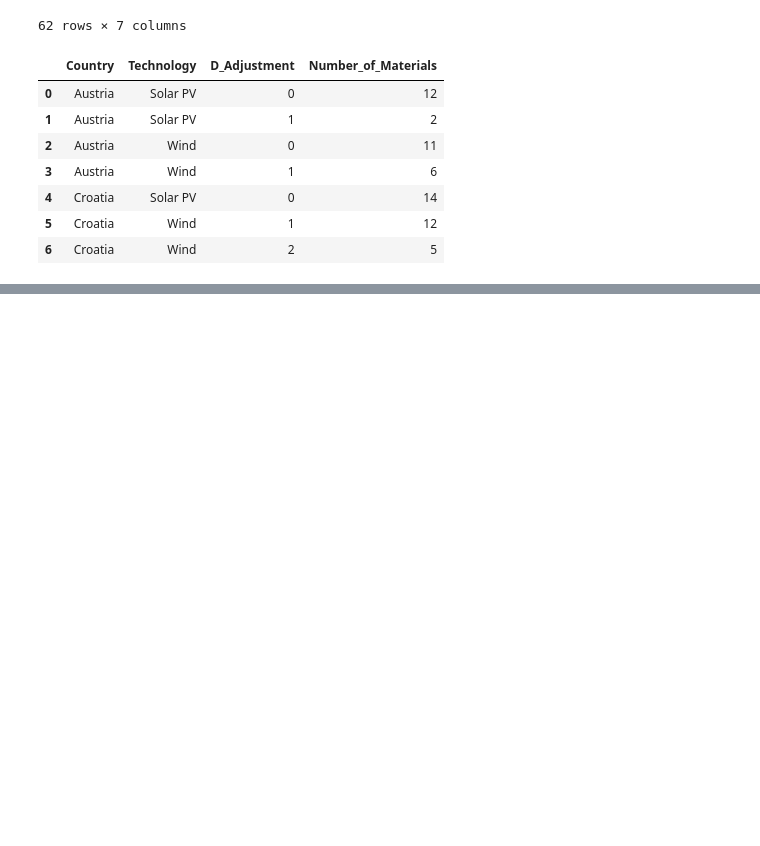
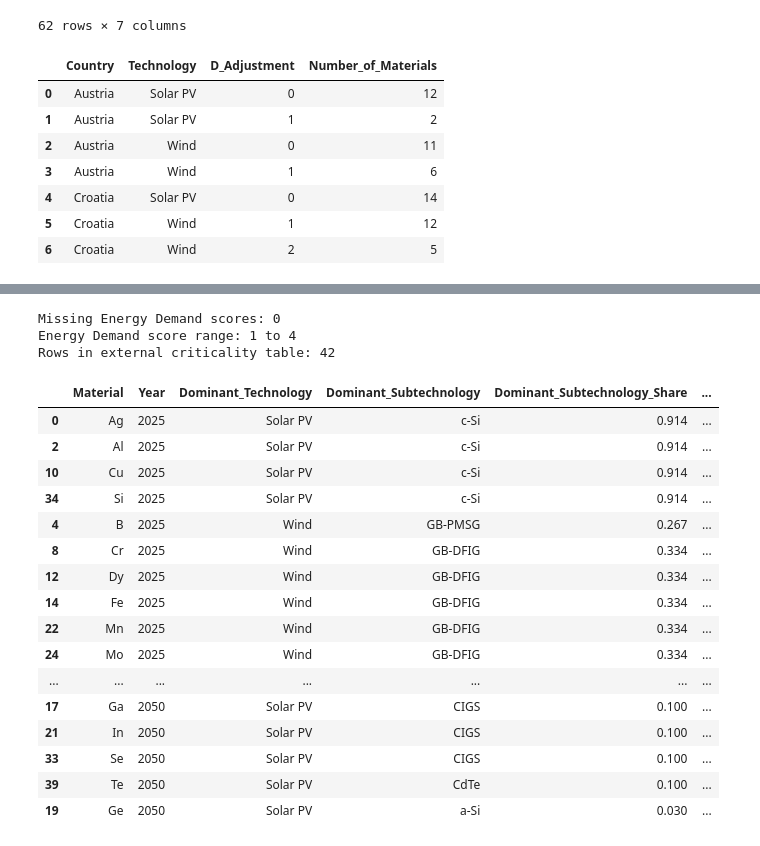
Before and after one commit to Trickwillfrit/MFA, a Jupyter notebook: notebooks/ENV501_Austria_Croatia_MFA.ipynb, the cells around one changed output, grey strips where cells are left out. Saved outputs shown, nothing was run; the diff lists cells and outputs as text; code cells hidden in the pictures; blank space fills up the shorter version.

```diff
--- a/notebooks/ENV501_Austria_Croatia_MFA.ipynb
+++ b/notebooks/ENV501_Austria_Croatia_MFA.ipynb
@@ -6464,0 +6976,71 @@ display(
+# %%
+print(
+    "Missing Energy Demand scores:",
+    external_criticality[
+        "Energy_Demand_Score"
+    ].isna().sum()
+)
+
+print(
+    "Energy Demand score range:",
+    external_criticality[
+        "Energy_Demand_Score"
+    ].min(),
+    "to",
+    external_criticality[
+        "Energy_Demand_Score"
+    ].max()
+)
+
+print(
+    "Rows in external criticality table:",
+    len(external_criticality)
+)
+# %% [output]
+Missing Energy Demand scores: 0
+Energy Demand score range: 1 to 4
+Rows in external criticality table: 42
+# %%
+display(
+    external_criticality[
+        [
+            "Material",
+            "Year",
+            "Dominant_Technology",
+            "Dominant_Subtechnology",
+            "Dominant_Subtechnology_Share",
+            "Energy_Demand_Score"
+        ]
+    ]
+    .sort_values(
+        [
+            "Year",
+            "Energy_Demand_Score",
+            "Material"
+        ],
+        ascending=[
+            True,
+            False,
+            True
+        ]
+    )
+    .round(3)
+)
+# %% [output]
+|  | Material | Year | Dominant_Technology | Dominant_Subtechnology | Dominant_Subtechnology_Share | ... |
+| 0 | Ag | 2025 | Solar PV | c-Si | 0.914 | ... |
+| 2 | Al | 2025 | Solar PV | c-Si | 0.914 | ... |
+| 10 | Cu | 2025 | Solar PV | c-Si | 0.914 | ... |
+| 34 | Si | 2025 | Solar PV | c-Si | 0.914 | ... |
+| 4 | B | 2025 | Wind | GB-PMSG | 0.267 | ... |
+| 8 | Cr | 2025 | Wind | GB-DFIG | 0.334 | ... |
+| 12 | Dy | 2025 | Wind | GB-DFIG | 0.334 | ... |
+| 14 | Fe | 2025 | Wind | GB-DFIG | 0.334 | ... |
+| 22 | Mn | 2025 | Wind | GB-DFIG | 0.334 | ... |
+| 24 | Mo | 2025 | Wind | GB-DFIG | 0.334 | ... |
+| ... | ... | ... | ... | ... | ... | ... |
+| 17 | Ga | 2050 | Solar PV | CIGS | 0.100 | ... |
+| 21 | In | 2050 | Solar PV | CIGS | 0.100 | ... |
+| 33 | Se | 2050 | Solar PV | CIGS | 0.100 | ... |
+| 39 | Te | 2050 | Solar PV | CdTe | 0.100 | ... |
+| 19 | Ge | 2050 | Solar PV | a-Si | 0.030 | ... |
```
Also changed, not shown: parts of 40 cells of this notebook.
